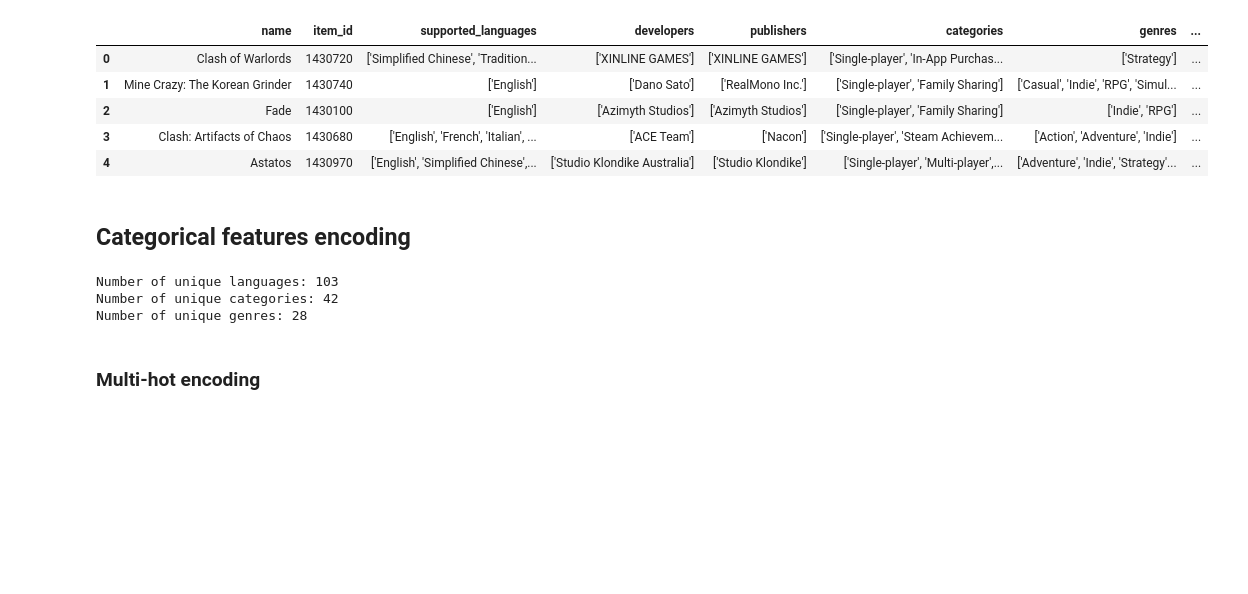
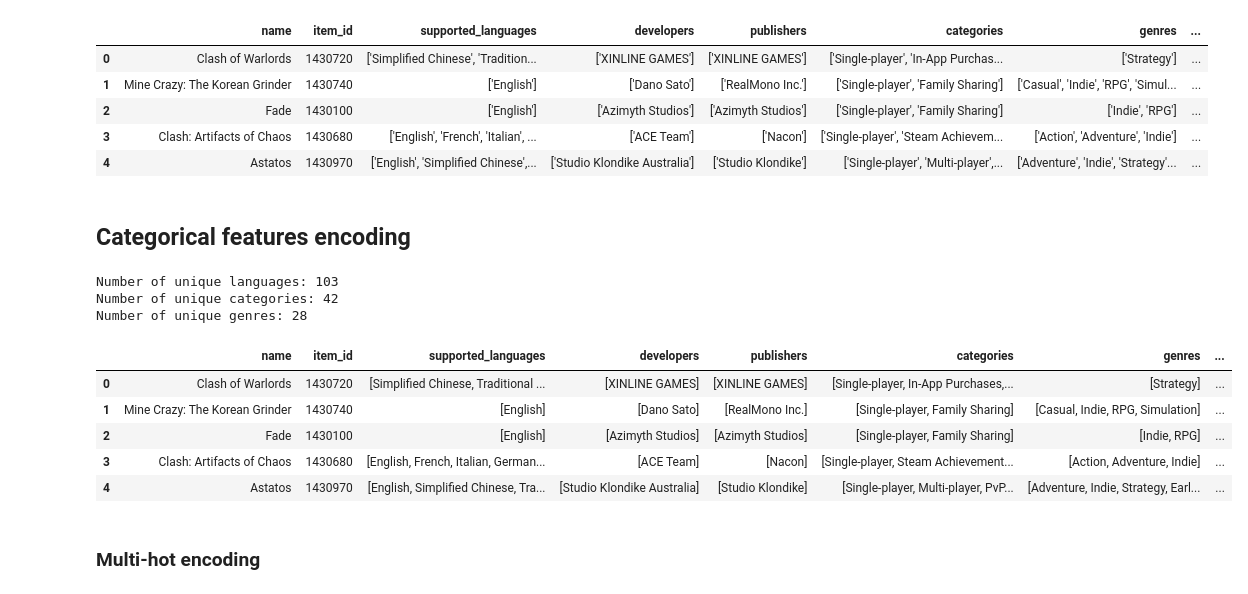
Before and after one commit to hhhieu0103/multimodal-neural-collaborative-filtering, a Jupyter notebook: notebooks/feature-engineering/metadata-feature-engineering.ipynb, the cells around one changed output. Drawn from its saved outputs; the diff is of its cells as text; code cells hidden in the pictures; blank space fills up the shorter version.

```diff
--- a/notebooks/feature-engineering/metadata-feature-engineering.ipynb
+++ b/notebooks/feature-engineering/metadata-feature-engineering.ipynb
@@ -83,3 +110,15 @@ Number of unique genres: 28
+# %%
+df['pub_encoded'] = df['publishers'].apply(lambda x: encode_high_cardinality(x, pop_pub))
+df['dev_encoded'] = df['developers'].apply(lambda x: encode_high_cardinality(x, pop_dev))
+df['tag_encoded'] = df['tags'].apply(lambda x: encode_high_cardinality(x, pop_tag))
+df.head()
+# %% [output]
+|  | name | item_id | supported_languages | developers | publishers | categories | genres | ... |
+| 0 | Clash of Warlords | 1430720 | [Simplified Chinese, Traditional ... | [XINLINE GAMES] | [XINLINE GAMES] | [Single-player, In-App Purchases,... | [Strategy] | ... |
+| 1 | Mine Crazy: The Korean Grinder | 1430740 | [English] | [Dano Sato] | [RealMono Inc.] | [Single-player, Family Sharing] | [Casual, Indie, RPG, Simulation] | ... |
+| 2 | Fade | 1430100 | [English] | [Azimyth Studios] | [Azimyth Studios] | [Single-player, Family Sharing] | [Indie, RPG] | ... |
+| 3 | Clash: Artifacts of Chaos | 1430680 | [English, French, Italian, German... | [ACE Team] | [Nacon] | [Single-player, Steam Achievement... | [Action, Adventure, Indie] | ... |
+| 4 | Astatos | 1430970 | [English, Simplified Chinese, Tra... | [Studio Klondike Australia] | [Studio Klondike] | [Single-player, Multi-player, PvP... | [Adventure, Indie, Strategy, Earl... | ... |
 # %% [markdown]
 ### Multi-hot encoding
 # %%
```
Also changed, not shown: parts of 7 cells of this notebook, 10 other files.
